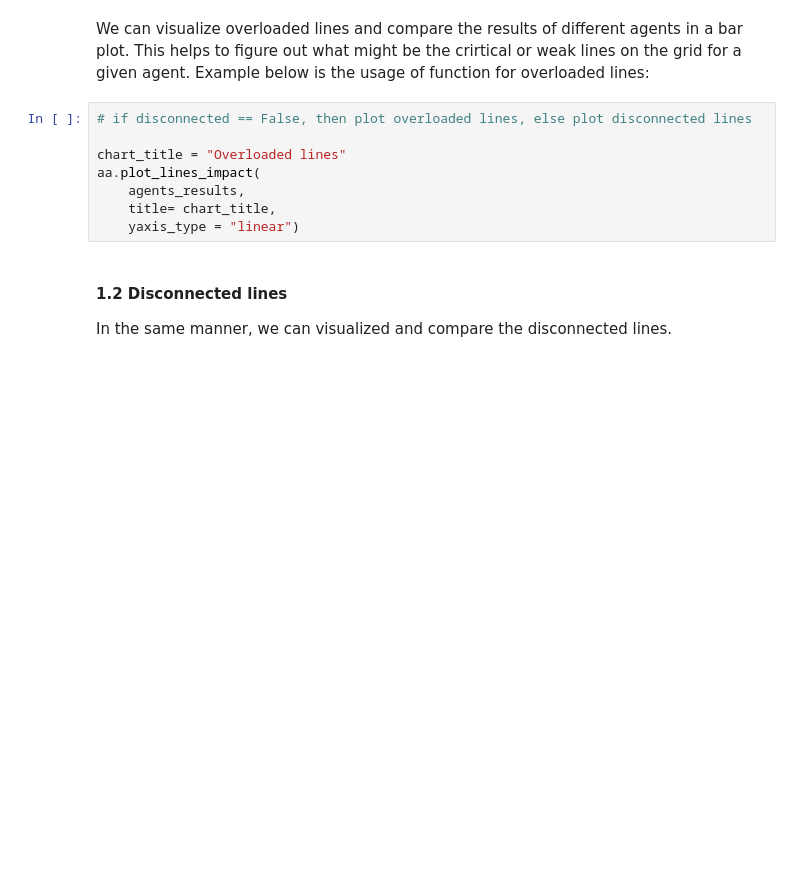
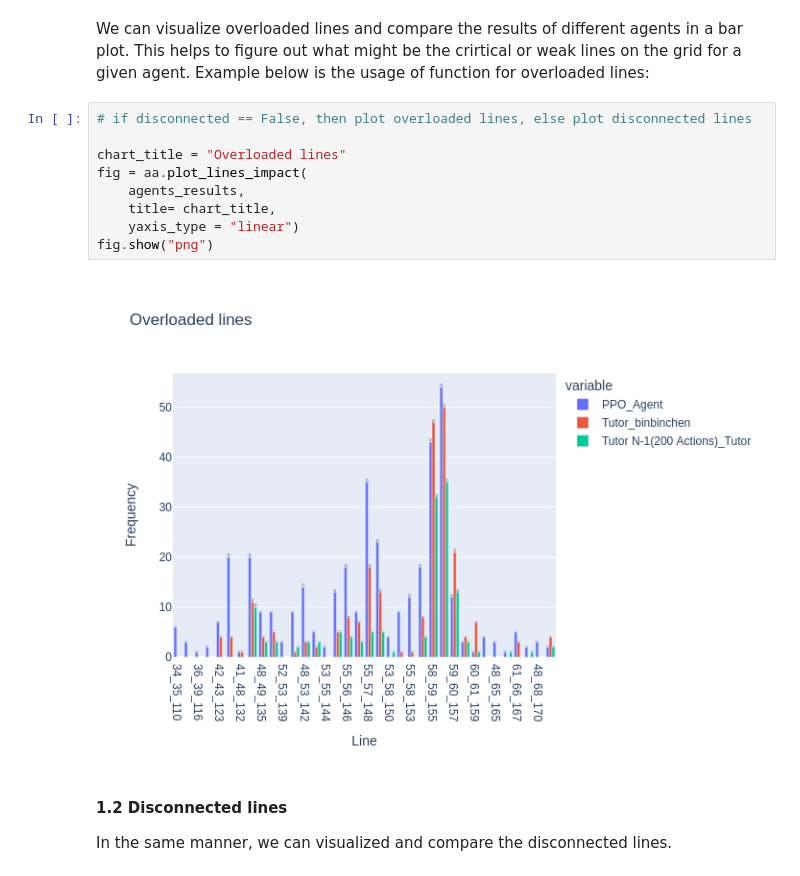
Before and after one commit to seifou23i/Grid2Bench, a Jupyter notebook: getting_started/Getting_Started.ipynb, the cells around one changed output. Cells and saved outputs as stored; diff of their text form; blank space fills up the shorter version.

```diff
--- a/getting_started/Getting_Started.ipynb
+++ b/getting_started/Getting_Started.ipynb
@@ -171,11 +174,14 @@ We can visualize overloaded lines and compare the results of different agents in
 # %%
 # if disconnected == False, then plot overloaded lines, else plot disconnected lines
 
 chart_title = "Overloaded lines"
-aa.plot_lines_impact(
+fig = aa.plot_lines_impact(
     agents_results,
     title= chart_title,
     yaxis_type = "linear")
+fig.show("png")
+# %% [output]
+[figure, added]
 # %% [markdown]
 #### 1.2 Disconnected lines
 In the same manner, we can visualized and compare the disconnected lines.
```
Also changed, not shown: parts of 18 cells of this notebook.
